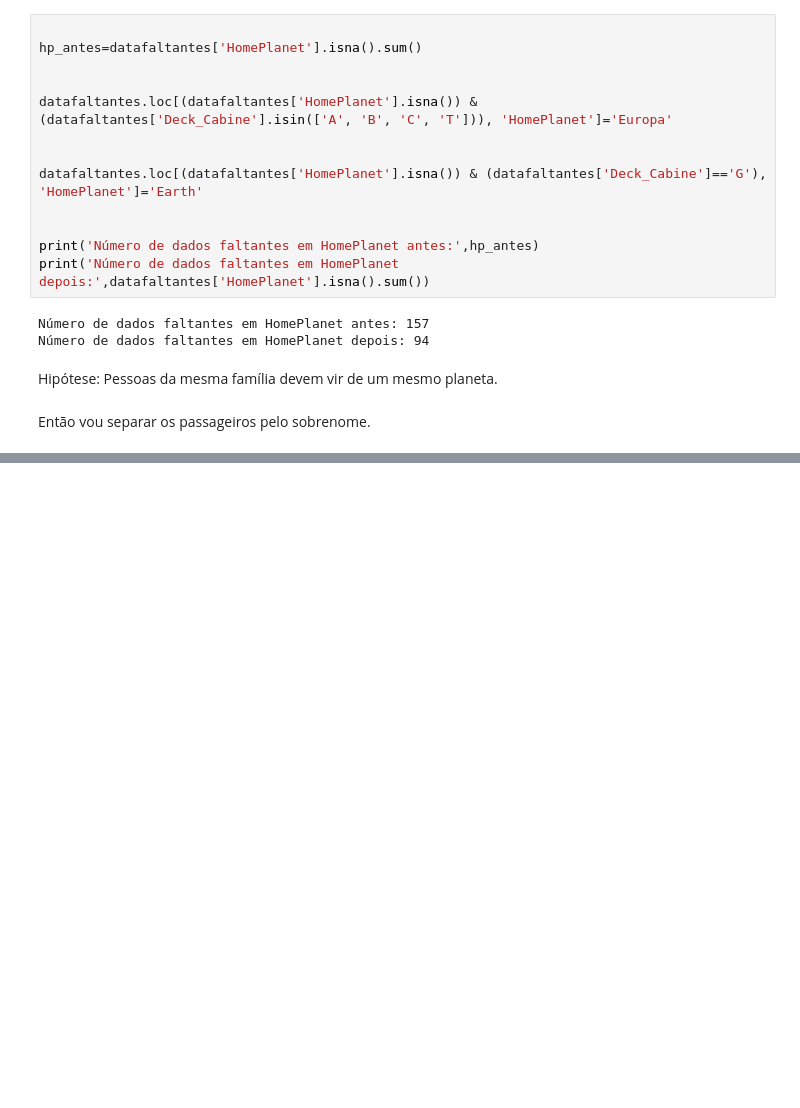
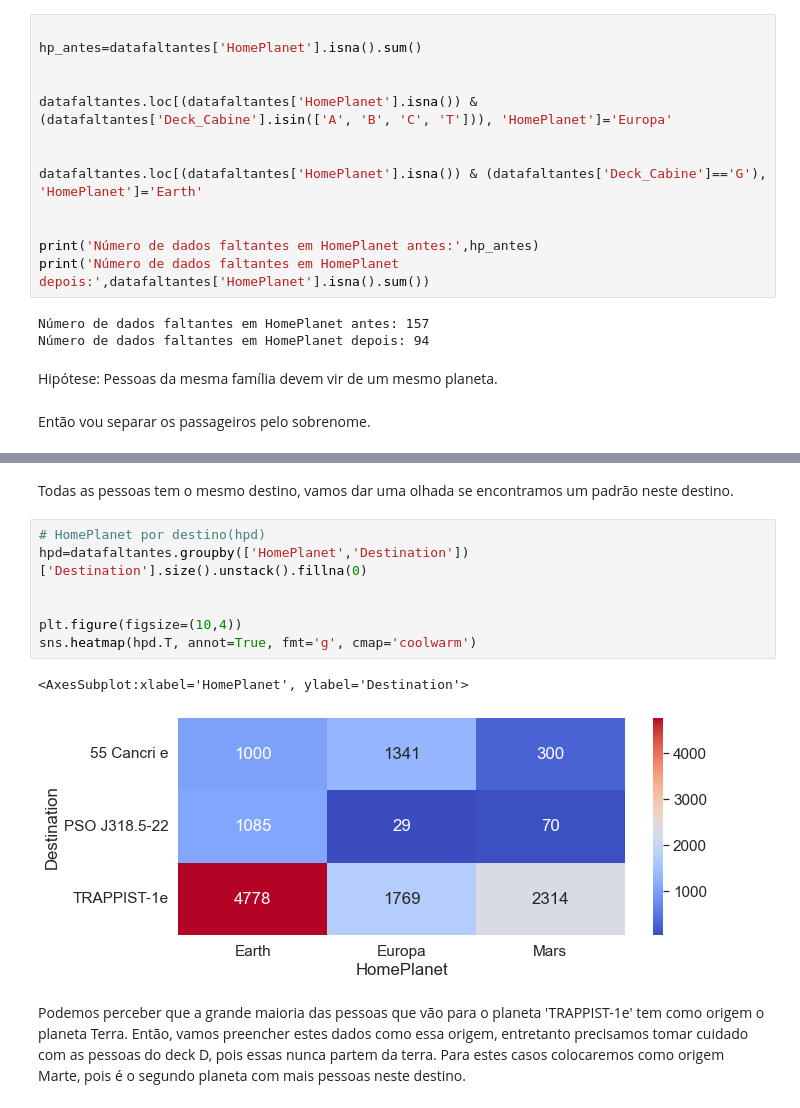
Before and after one commit to renatonogueirajr/spaceship_titanic, a Jupyter notebook: main.ipynb, the cells around one changed output, grey strips where cells are left out. Saved outputs shown, nothing was run; the diff lists cells and outputs as text; blank space fills up the shorter version.

```diff
--- a/main.ipynb
+++ b/main.ipynb
@@ -446,0 +517,14 @@ Então vou separar os passageiros pelo sobrenome.
+# %% [markdown]
+Todas as pessoas tem o mesmo destino, vamos dar uma olhada se encontramos um padrão neste destino.
+# %%
+# HomePlanet por destino(hpd)
+hpd=datafaltantes.groupby(['HomePlanet','Destination'])['Destination'].size().unstack().fillna(0)
+
+
+plt.figure(figsize=(10,4))
+sns.heatmap(hpd.T, annot=True, fmt='g', cmap='coolwarm')
+# %% [output]
+<AxesSubplot:xlabel='HomePlanet', ylabel='Destination'>
+[figure, added]
+# %% [markdown]
+Podemos perceber que a grande maioria das pessoas que vão para o planeta 'TRAPPIST-1e' tem como origem o planeta Terra. Então, vamos preencher estes dados como essa origem, entretanto precisamos tomar cuidado com as pessoas do deck D, pois essas nunca partem da terra. Para estes casos colocaremos como origem Marte, pois é o segundo planeta com mais pessoas neste destino.
```
Also changed, not shown: parts of 47 cells of this notebook.
